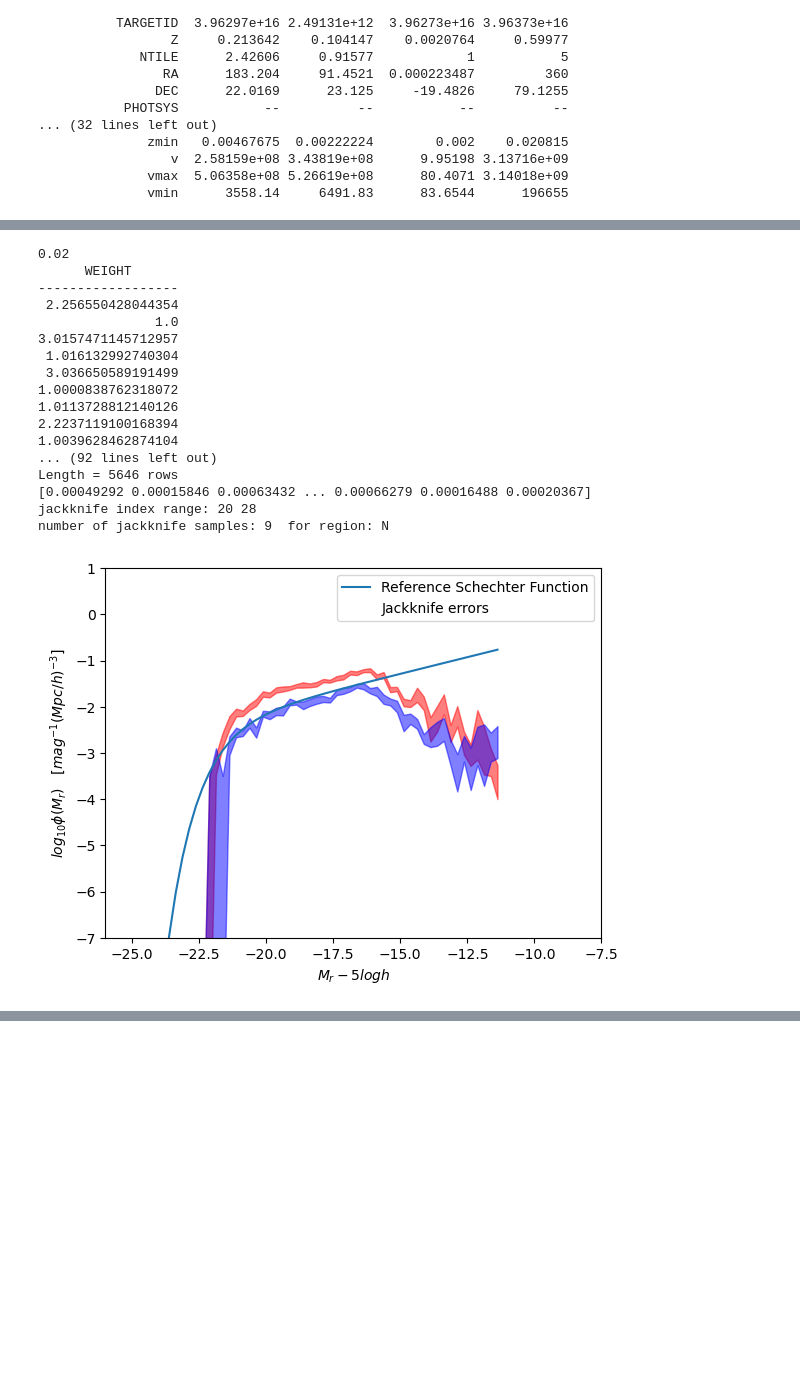
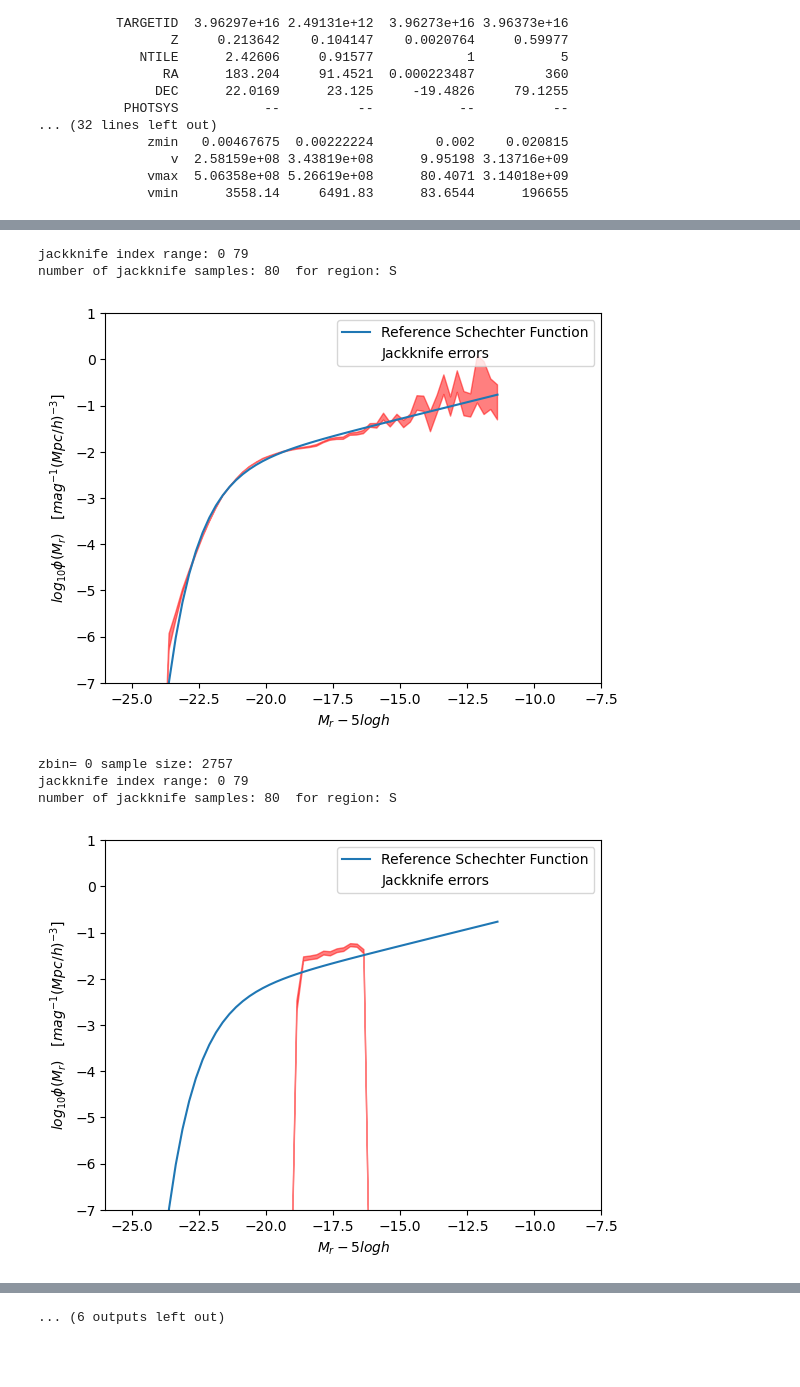
Before and after one commit to ShaunMCole/ShaunColeDESI, a Jupyter notebook: Slices_vollim.ipynb, the cells around one changed output, grey strips where cells are left out. Drawn from its saved outputs; the diff is of its cells as text; code cells hidden in the pictures; blank space fills up the shorter version.

Commit message:
1) Jacknife made robust to rounding error and jackknife plot not limited by the number of listed colours. 2) First implementation of plots of evolving LF

```diff
--- a/Slices_vollim.ipynb
+++ b/Slices_vollim.ipynb
@@ -114,14 +114,14 @@ for reg in regions:
     print('Processing region ',reg)
     if (reg=='S'):
       # set up the RA and dec boundaries
-      njack_S,limits_S=ca.solve_jackknife_nonsq(ran[ranregmask], ndiv_ra=4, ndiv_dec=5, offset=275)
+      njack_S,limits_S=ca.solve_jackknife_nonsq(ran[ranregmask], ndiv_ra=8, ndiv_dec=10, offset=275)
       # assign randoms to regions
       ca.set_jackknife(ran, ranregmask, limits_S, 0, njack_S)
       # assign data to the same regions
       ca.set_jackknife(dat, regmask, limits_S, 0, njack_S)
     else:
       # set up the RA and dec boundaries
-      njack_N,limits_N=ca.solve_jackknife_nonsq(ran[ranregmask], ndiv_ra=3, ndiv_dec=3, offset=275)
+      njack_N,limits_N=ca.solve_jackknife_nonsq(ran[ranregmask], ndiv_ra=6, ndiv_dec=6, offset=275)
       # assign randoms to regions
       ca.set_jackknife(ran, ranregmask, limits_N, njack_S, njack_N)
       # assign data to the same regions
@@ -170,27 +177,59 @@ redshift cuts: [0.002 0.05  0.1   0.2   0.3   0.4   0.5   0.6  ]
 [figure]
 [figure]
 # %%
+import matplotlib.pyplot as plt
+regions = ("S")
+
+#overall LF
+log_phi_vmax,log_phi_vmax_low,log_phi_vmax_hi,magbins=ca.lumfun_vmax(dat,regions,ratio=False,Vollim=False,plot=True)
+
+# create placeholders for the lF estimates from each redshift slice
+log_phi_vlim=np.zeros((zbin_edges.size-1, magbins.size))
+log_phi_vlim_hi=np.zeros((zbin_edges.size-1, magbins.size))
+log_phi_vlim_low=np.zeros((zbin_edges.size-1, magbins.size))
+
 # Now we want to estimate LF's from each sample
 #   *** Note Qevol comes into the definition of the samples and the absolute magnitudes
-jzbin=2
-mask=dat['izbin']==jzbin & dat['invollim'] #select in the volume limited subset of this redshift bin
-log_phi_vmax,log_phi_low,log_phi_hi,magbins=ca.lumfun_vmax(dat[mask],regions,ratio=False,Vollim=True)
+regions = ("S")
+
+#loop over the redshift bins
+for jzbin in range(0,zbin_edges.size-1):
+  mask=(dat['izbin']==jzbin) & dat['invollim'] #select the volume limited subset of this redshift bin
+  print('zbin=',jzbin,'sample size:',mask.sum())
+  log_phi_vlim[jzbin,:],log_phi_vlim_low[jzbin,:],log_phi_vlim_hi[jzbin,:],magbins=ca.lumfun_vmax(dat[mask],regions,ratio=False,Vollim=True,plot=True)
+
+
+
+# Replot all the estimates
+print('Replotting')
+#Replot the overall 1/Vmax LF estimate
+plt.fill_between(magbins,log_phi_vmax_low,log_phi_vmax_hi,color='green',alpha=0.5,label="$1/V_{max}$")
+
+# Reference Schehcter function from Sam's draft paper Table 1
+phi_star=10.0**(-2.13)
+alpha=-1.36
+mstar=-21.10
+l_lstar= 10.0**(0.4*(-magbins+mstar))
+phi_sch= phi_star * l_lstar**(1.0+alpha) * np.exp(-l_lstar) *(np.log(10.0)/2.5)
+log_phi_sch = np.log10(phi_sch)
+plt.plot(magbins,log_phi_sch, label='Reference Schechter Function')
+
+
+for jzbin in range(0,zbin_edges.size-1):
+    print('zbin=',jzbin)
+    plt.fill_between(magbins,log_phi_vlim_low[jzbin,:],log_phi_vlim_hi[jzbin,:],color=Sel['col'],alpha=0.5)
+
+plt.xlabel('$M_r - 5 log h$')
+plt.ylabel('$log_{10} \phi(M_r)\quad  [mag^{-1} (Mpc/h)^{-3}]$')
+plt.xlim([-26,-7.5])
+plt.ylim([-7,1.0])
+plt.legend()
+plt.show()
 # %% [output]
-0.02
-      WEIGHT
-------------------
- 2.256550428044354
-               1.0
-3.0157471145712957
- 1.016132992740304
- 3.036650589191499
-1.0000838762318072
-1.0113728812140126
-2.2237119100168394
-1.0039628462874104
-... (92 lines left out)
-Length = 5646 rows
-[0.00049292 0.00015846 0.00063432 ... 0.00066279 0.00016488 0.00020367]
-jackknife index range: 20 28
-number of jackknife samples: 9  for region: N
+jackknife index range: 0 79
+number of jackknife samples: 80  for region: S
-[figure, old version]
+[figure, new version]
+zbin= 0 sample size: 2757
+jackknife index range: 0 79
+number of jackknife samples: 80  for region: S
+[figure, added]
@@ -197,3 +252,4 @@ number of jackknife samples: 9  for region: N
+... (6 outputs left out)
 # %%
 #1/Vmax LF estimate
 log_phi_vmax,log_phi_low,log_phi_hi,magbins=ca.lumfun_vmax(dat,regions,ratio=False)
```
Also changed, not shown: parts of 5 cells of this notebook, 1 other file.
